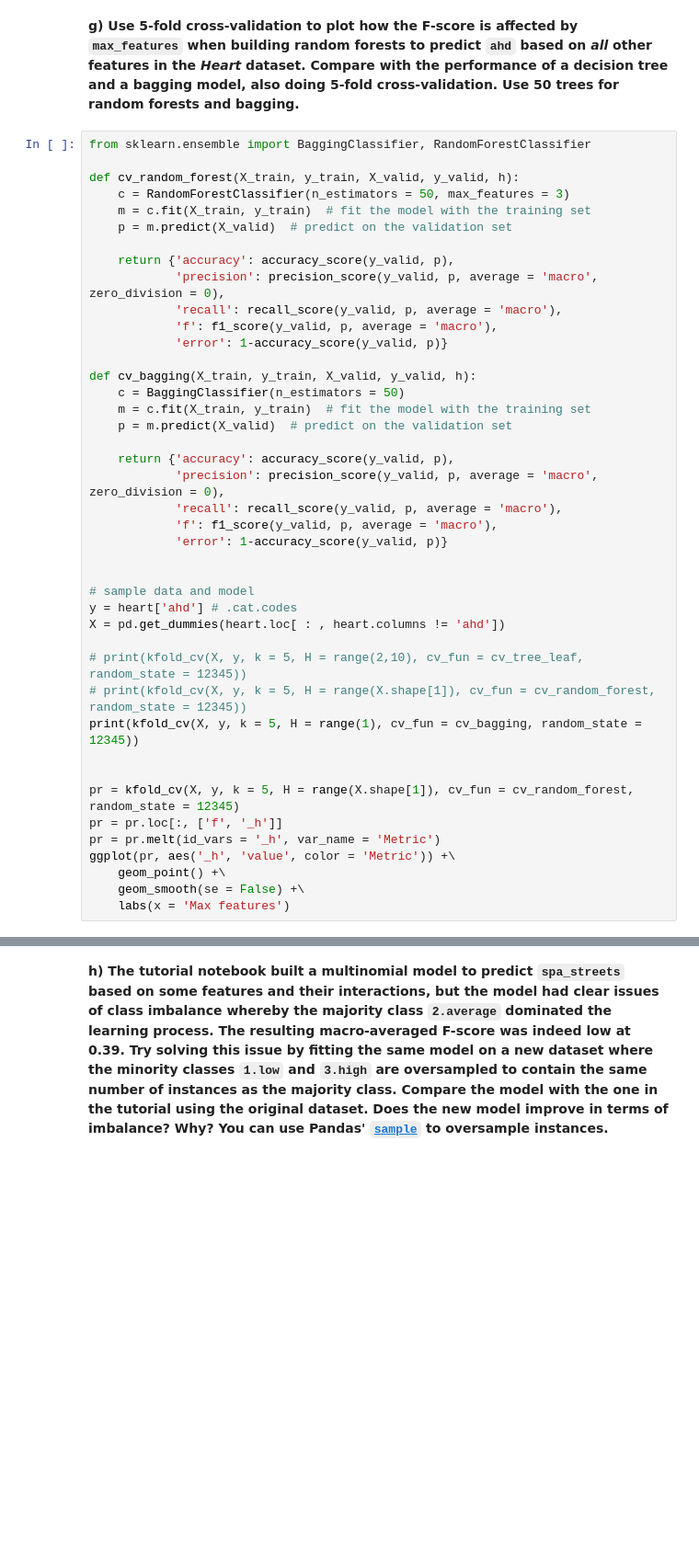
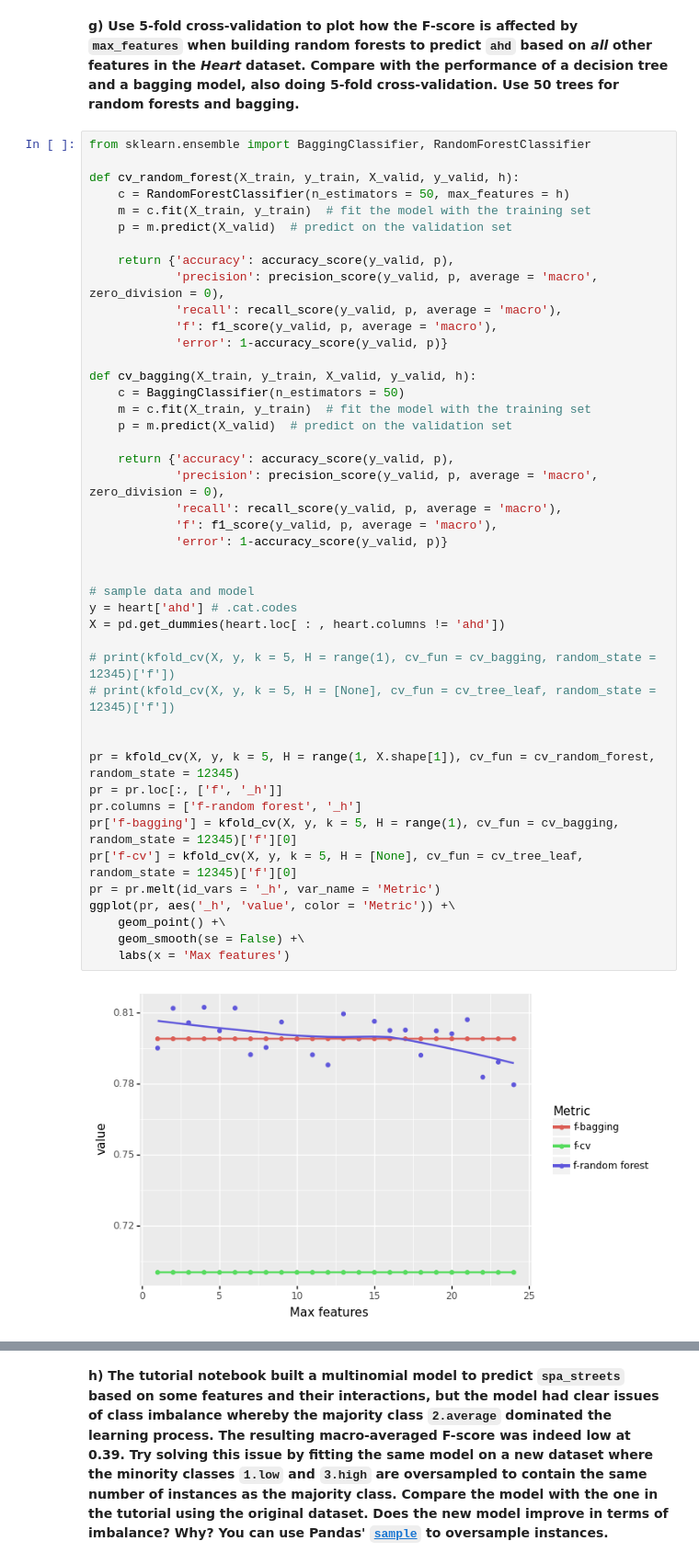
Before and after one commit to Gogonemnem/tu-delft-assignments, a Jupyter notebook: assignment6/classification.exercises_b.ipynb, the cells around one changed output, grey strips where cells are left out. Shown at 92% size. Cells and saved outputs as stored; diff of their text form; blank space fills up the shorter version.

```diff
--- a/assignment6/classification.exercises_b.ipynb
+++ b/assignment6/classification.exercises_b.ipynb
@@ -303,7 +303,7 @@ weighted avg       1.00      1.00      1.00       413
 from sklearn.ensemble import BaggingClassifier, RandomForestClassifier
 
 def cv_random_forest(X_train, y_train, X_valid, y_valid, h):
-    c = RandomForestClassifier(n_estimators = 50, max_features = 3)
+    c = RandomForestClassifier(n_estimators = 50, max_features = h)
     m = c.fit(X_train, y_train)  # fit the model with the training set
     p = m.predict(X_valid)  # predict on the validation set
 
@@ -311,34 +311,37 @@ def cv_random_forest(X_train, y_train, X_valid, y_valid, h):
             'precision': precision_score(y_valid, p, average = 'macro', zero_division = 0),
             'recall': recall_score(y_valid, p, average = 'macro'),
             'f': f1_score(y_valid, p, average = 'macro'),
             'error': 1-accuracy_score(y_valid, p)}
 
 def cv_bagging(X_train, y_train, X_valid, y_valid, h):
     c = BaggingClassifier(n_estimators = 50)
     m = c.fit(X_train, y_train)  # fit the model with the training set
     p = m.predict(X_valid)  # predict on the validation set
 
     return {'accuracy': accuracy_score(y_valid, p),
             'precision': precision_score(y_valid, p, average = 'macro', zero_division = 0),
             'recall': recall_score(y_valid, p, average = 'macro'),
             'f': f1_score(y_valid, p, average = 'macro'),
             'error': 1-accuracy_score(y_valid, p)}
 
 
 # sample data and model
 y = heart['ahd'] # .cat.codes
 X = pd.get_dummies(heart.loc[ : , heart.columns != 'ahd'])
 
-# print(kfold_cv(X, y, k = 5, H = range(2,10), cv_fun = cv_tree_leaf, random_state = 12345))
-# print(kfold_cv(X, y, k = 5, H = range(X.shape[1]), cv_fun = cv_random_forest, random_state = 12345))
-print(kfold_cv(X, y, k = 5, H = range(1), cv_fun = cv_bagging, random_state = 12345))
+# print(kfold_cv(X, y, k = 5, H = range(1), cv_fun = cv_bagging, random_state = 12345)['f'])
+# print(kfold_cv(X, y, k = 5, H = [None], cv_fun = cv_tree_leaf, random_state = 12345)['f'])
 
 
-pr = kfold_cv(X, y, k = 5, H = range(X.shape[1]), cv_fun = cv_random_forest, random_state = 12345)
+pr = kfold_cv(X, y, k = 5, H = range(1, X.shape[1]), cv_fun = cv_random_forest, random_state = 12345)
 pr = pr.loc[:, ['f', '_h']]
+pr.columns = ['f-random forest', '_h']
+pr['f-bagging'] = kfold_cv(X, y, k = 5, H = range(1), cv_fun = cv_bagging, random_state = 12345)['f'][0]
+pr['f-cv'] = kfold_cv(X, y, k = 5, H = [None], cv_fun = cv_tree_leaf, random_state = 12345)['f'][0]
 pr = pr.melt(id_vars = '_h', var_name = 'Metric')
 ggplot(pr, aes('_h', 'value', color = 'Metric')) +\
     geom_point() +\
     geom_smooth(se = False) +\
     labs(x = 'Max features')
 # %% [output]
+[figure, new version]
```
Also changed, not shown: parts of 6 cells of this notebook.
